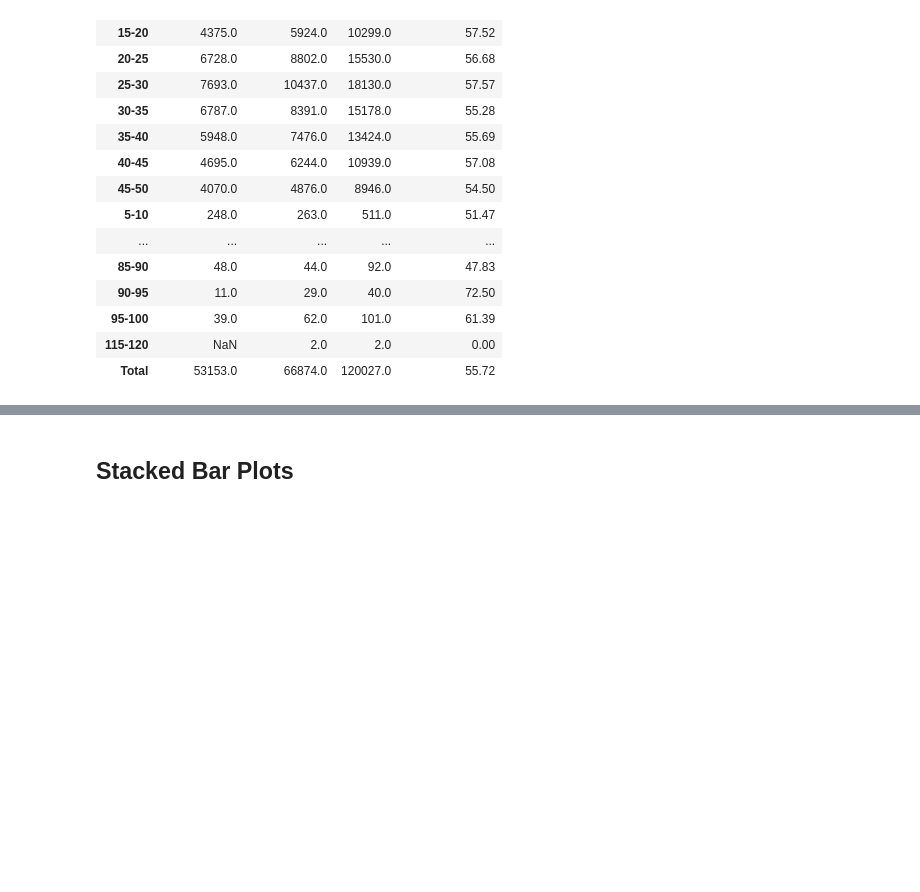
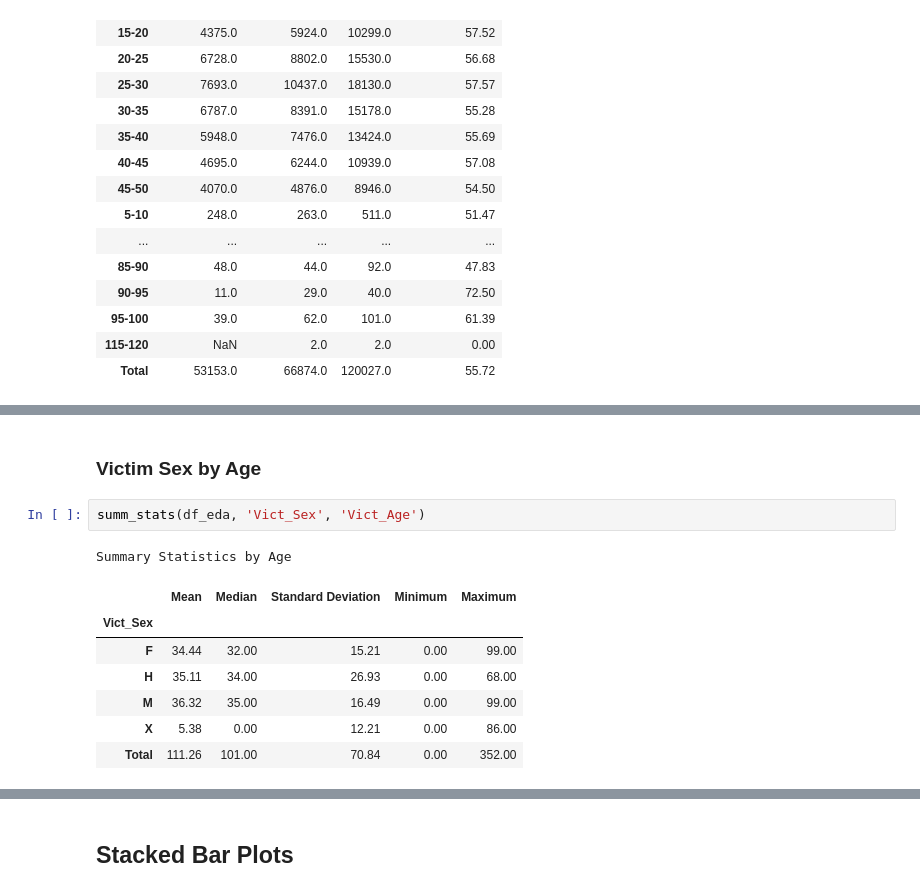
Before and after one commit to MSADS-Capstone/navigating_crime, a Jupyter notebook: Code Library/data_exploration_phase2.ipynb, the cells around one changed output, grey strips where cells are left out. Saved outputs shown, nothing was run; the diff lists cells and outputs as text; blank space fills up the shorter version.

```diff
--- a/Code Library/data_exploration_phase2.ipynb
+++ b/Code Library/data_exploration_phase2.ipynb
@@ -154,0 +211,13 @@ age_table
+# %% [markdown]
+### Victim Sex by Age
+# %%
+summ_stats(df_eda, 'Vict_Sex', 'Vict_Age')
+# %% [output]
+Summary Statistics by Age
+|  | Mean | Median | Standard Deviation | Minimum | Maximum |
+| Vict_Sex |  |  |  |  |  |
+| F | 34.44 | 32.00 | 15.21 | 0.00 | 99.00 |
+| H | 35.11 | 34.00 | 26.93 | 0.00 | 68.00 |
+| M | 36.32 | 35.00 | 16.49 | 0.00 | 99.00 |
+| X | 5.38 | 0.00 | 12.21 | 0.00 | 86.00 |
+| Total | 111.26 | 101.00 | 70.84 | 0.00 | 352.00 |
```
Also changed, not shown: parts of 12 cells of this notebook, 2 other files.
